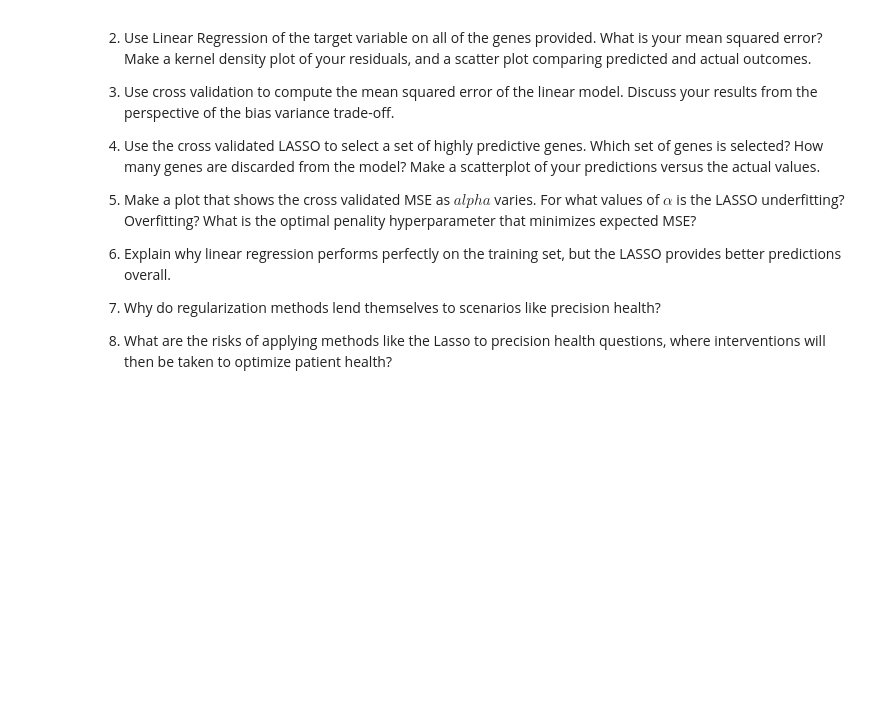
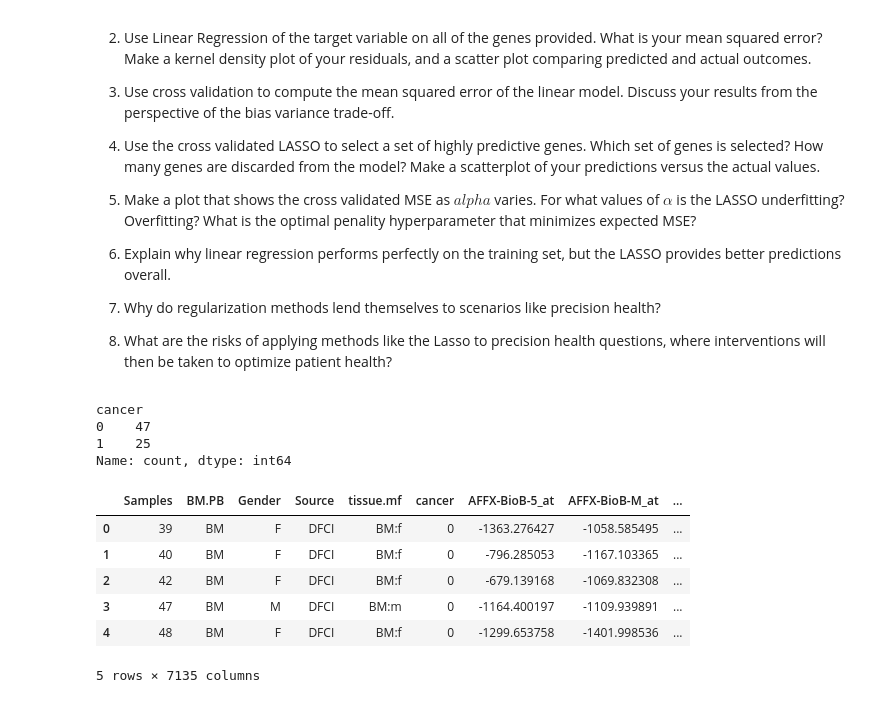
Before and after one commit to alibpowell/undergrad_ml_assignments, a Jupyter notebook: genomics_lab.ipynb, the cells around one changed output. Drawn from its saved outputs; the diff is of its cells as text; code cells hidden in the pictures; blank space fills up the shorter version.

```diff
--- a/genomics_lab.ipynb
+++ b/genomics_lab.ipynb
@@ -25,5 +25,22 @@ Golub et al. (*Science*, 1999) popularized a dataset including about 7000 genes
 # %%
 import pandas as pd
 import numpy as np
 
-df = pd.read_csv('/Users/alipowell/DSANALYTICS/undergrad_ml_assignments/data/golub.csv')
+df = pd.read_csv('golub.csv')
+df['cancer'] = df['cancer'].str.upper().str.strip()
+# ALLB and ALLT are both ALL subtypes → 0; AML → 1
+df['cancer'] = df['cancer'].replace({'ALLB': 0, 'ALLT': 0, 'AML': 1})
+print(df['cancer'].value_counts())
+df.head()
+# %% [output]
+cancer
+0    47
+1    25
+Name: count, dtype: int64
+|  | Samples | BM.PB | Gender | Source | tissue.mf | cancer | AFFX-BioB-5_at | AFFX-BioB-M_at | ... |
+| 0 | 39 | BM | F | DFCI | BM:f | 0 | -1363.276427 | -1058.585495 | ... |
+| 1 | 40 | BM | F | DFCI | BM:f | 0 | -796.285053 | -1167.103365 | ... |
+| 2 | 42 | BM | F | DFCI | BM:f | 0 | -679.139168 | -1069.832308 | ... |
+| 3 | 47 | BM | M | DFCI | BM:m | 0 | -1164.400197 | -1109.939891 | ... |
+| 4 | 48 | BM | F | DFCI | BM:f | 0 | -1299.653758 | -1401.998536 | ... |
+5 rows × 7135 columns
```
Also changed, not shown: parts of 4 cells of this notebook.
